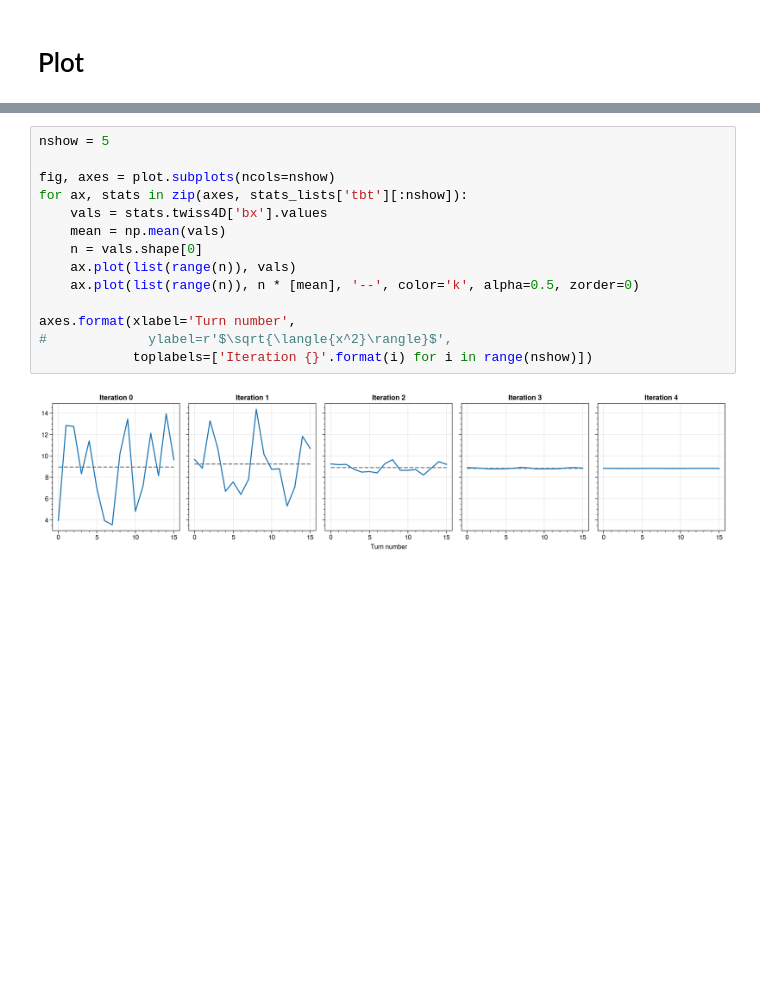
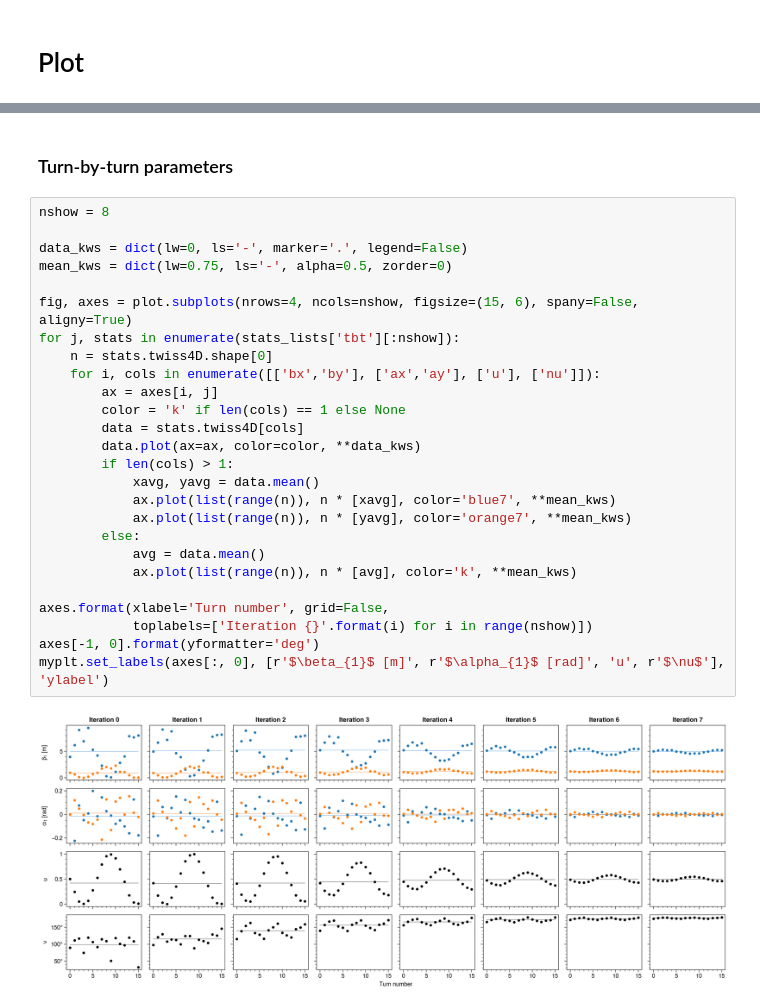
Before and after one commit to austin-hoover/accphys-tools, a Jupyter notebook: pyorbit_studies/matching/convergence/analysis.ipynb, the cells around one changed output, grey strips where cells are left out. Drawn from its saved outputs; the diff is of its cells as text; blank space fills up the shorter version.

```diff
--- a/pyorbit_studies/matching/convergence/analysis.ipynb
+++ b/pyorbit_studies/matching/convergence/analysis.ipynb
@@ -67,16 +69,30 @@ ax.format(xlabel='s / L')
-# %%
-nshow = 5
-
-fig, axes = plot.subplots(ncols=nshow)
-for ax, stats in zip(axes, stats_lists['tbt'][:nshow]):
-    vals = stats.twiss4D['bx'].values
-    mean = np.mean(vals)
-    n = vals.shape[0]
-    ax.plot(list(range(n)), vals)
-    ax.plot(list(range(n)), n * [mean], '--', color='k', alpha=0.5, zorder=0)
-
-axes.format(xlabel='Turn number',
-#             ylabel=r'$\sqrt{\langle{x^2}\rangle}$',
-            toplabels=['Iteration {}'.format(i) for i in range(nshow)])
-# %% [output]
-[figure, removed]
+# %% [markdown]
+### Turn-by-turn parameters
+# %%
+nshow = 8
+
+data_kws = dict(lw=0, ls='-', marker='.', legend=False)
+mean_kws = dict(lw=0.75, ls='-', alpha=0.5, zorder=0)
+
+fig, axes = plot.subplots(nrows=4, ncols=nshow, figsize=(15, 6), spany=False, aligny=True)
+for j, stats in enumerate(stats_lists['tbt'][:nshow]):
+    n = stats.twiss4D.shape[0]
+    for i, cols in enumerate([['bx','by'], ['ax','ay'], ['u'], ['nu']]):
+        ax = axes[i, j]
+        color = 'k' if len(cols) == 1 else None
+        data = stats.twiss4D[cols]
+        data.plot(ax=ax, color=color, **data_kws)
+        if len(cols) > 1:
+            xavg, yavg = data.mean()
+            ax.plot(list(range(n)), n * [xavg], color='blue7', **mean_kws)
+            ax.plot(list(range(n)), n * [yavg], color='orange7', **mean_kws)
+        else:
+            avg = data.mean()
+            ax.plot(list(range(n)), n * [avg], color='k', **mean_kws)
+
+axes.format(xlabel='Turn number', grid=False,
+            toplabels=['Iteration {}'.format(i) for i in range(nshow)])
+axes[-1, 0].format(yformatter='deg')
+myplt.set_labels(axes[:, 0], [r'$\beta_{1}$ [m]', r'$\alpha_{1}$ [rad]', 'u', r'$\nu$'], 'ylabel')
+# %% [output]
+[figure, added]
```
Also changed, not shown: parts of 5 cells of this notebook, 1 other file.
